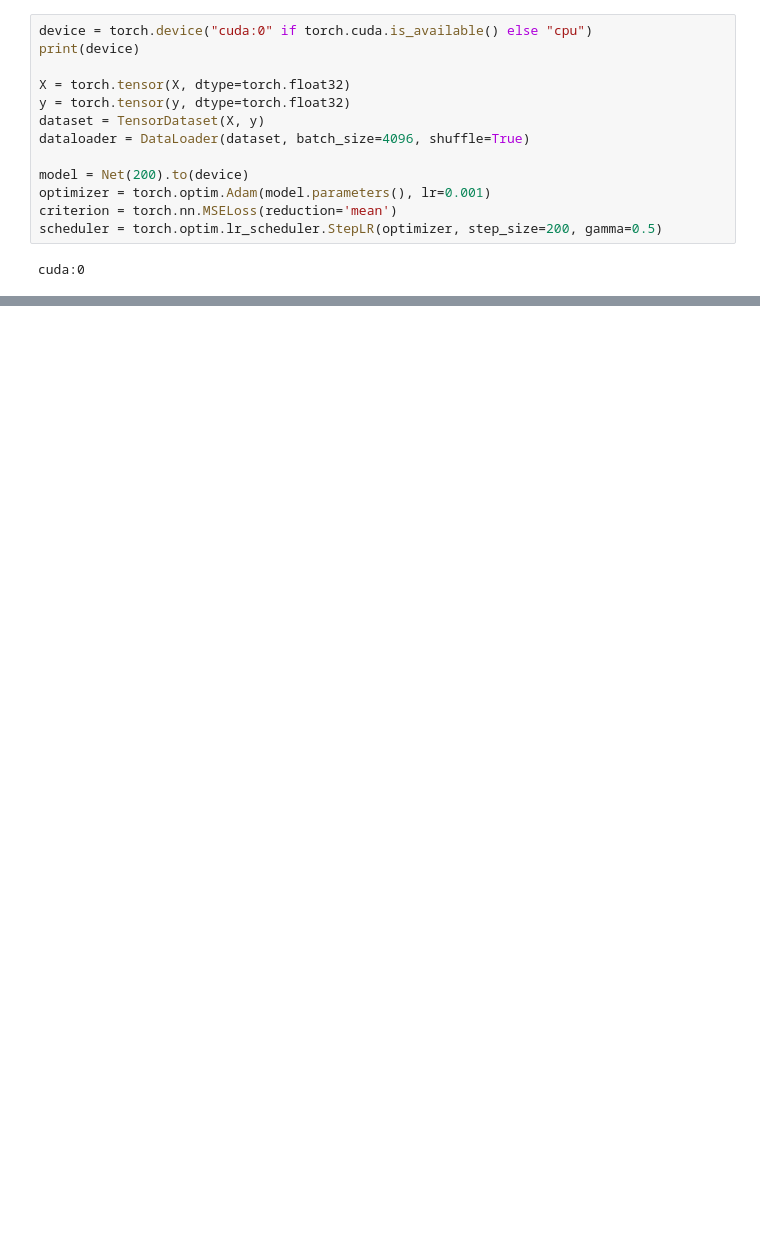
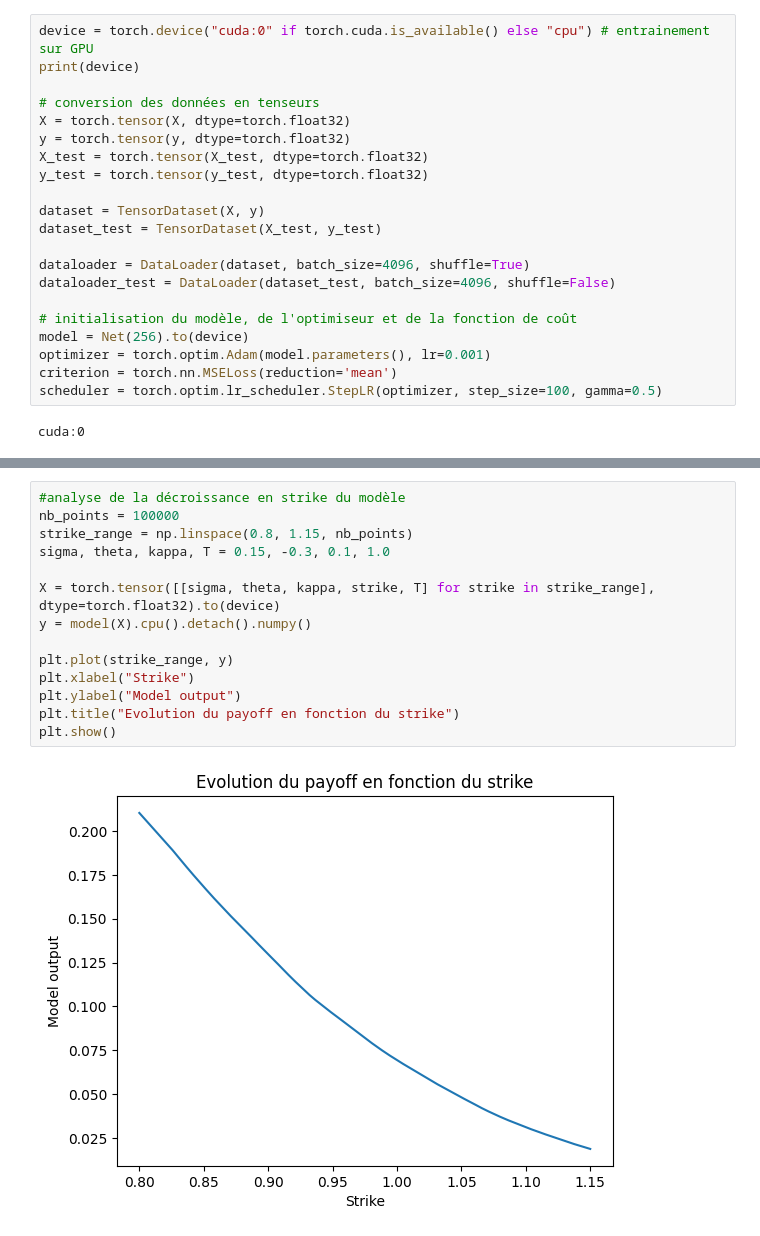
Before and after one commit to gaetannarozniak/cuda-variance-gamma-process, a Jupyter notebook: train.ipynb, the cells around one changed output, grey strips where cells are left out. Saved outputs shown, nothing was run; the diff lists cells and outputs as text; blank space fills up the shorter version.

```diff
--- a/train.ipynb
+++ b/train.ipynb
@@ -51,16 +63,24 @@ class Net(torch.nn.Module):
 # %%
-device = torch.device("cuda:0" if torch.cuda.is_available() else "cpu")
+device = torch.device("cuda:0" if torch.cuda.is_available() else "cpu") # entrainement sur GPU
 print(device)
 
+# conversion des données en tenseurs
 X = torch.tensor(X, dtype=torch.float32)
 y = torch.tensor(y, dtype=torch.float32)
+X_test = torch.tensor(X_test, dtype=torch.float32)
+y_test = torch.tensor(y_test, dtype=torch.float32)
+
 dataset = TensorDataset(X, y)
+dataset_test = TensorDataset(X_test, y_test)
+
 dataloader = DataLoader(dataset, batch_size=4096, shuffle=True)
+dataloader_test = DataLoader(dataset_test, batch_size=4096, shuffle=False)
 
-model = Net(200).to(device)
+# initialisation du modèle, de l'optimiseur et de la fonction de coût
+model = Net(256).to(device)
 optimizer = torch.optim.Adam(model.parameters(), lr=0.001)
 criterion = torch.nn.MSELoss(reduction='mean')
-scheduler = torch.optim.lr_scheduler.StepLR(optimizer, step_size=200, gamma=0.5)
+scheduler = torch.optim.lr_scheduler.StepLR(optimizer, step_size=100, gamma=0.5)
 # %% [output]
 cuda:0
 # %%
@@ -88,0 +160,16 @@ Epoch 90: 1.7106519862863934e-06
+# %%
+#analyse de la décroissance en strike du modèle
+nb_points = 100000
+strike_range = np.linspace(0.8, 1.15, nb_points)
+sigma, theta, kappa, T = 0.15, -0.3, 0.1, 1.0
+
+X = torch.tensor([[sigma, theta, kappa, strike, T] for strike in strike_range], dtype=torch.float32).to(device)
+y = model(X).cpu().detach().numpy()
+
+plt.plot(strike_range, y)
+plt.xlabel("Strike")
+plt.ylabel("Model output")
+plt.title("Evolution du payoff en fonction du strike")
+plt.show()
+# %% [output]
+[figure, added]
```
Also changed, not shown: parts of 17 cells of this notebook, 4 other files.
